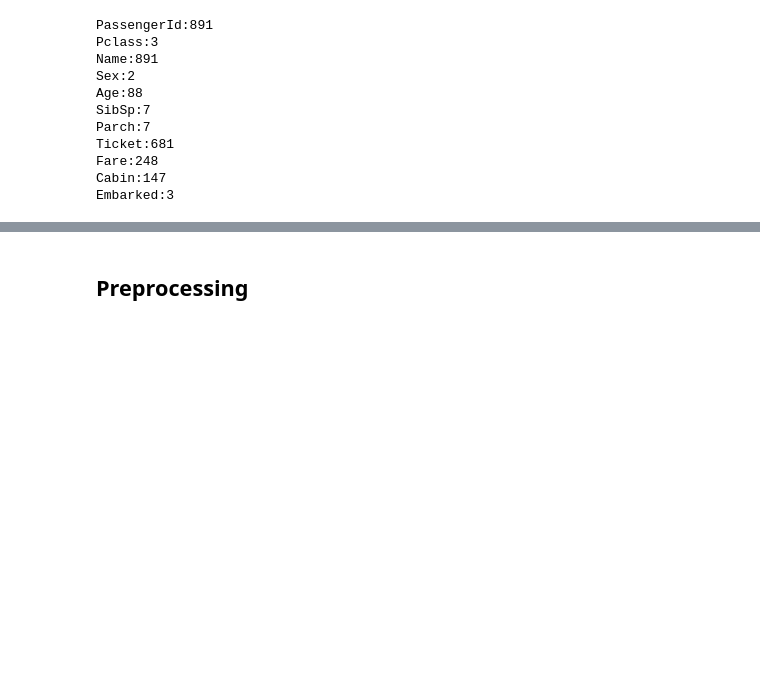
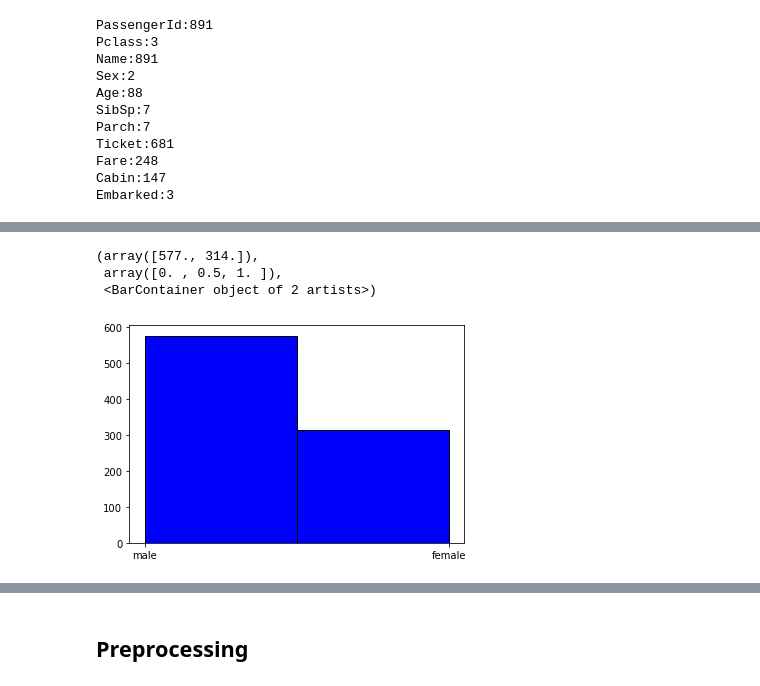
Before and after one commit to mrsalty/notebooks, a Jupyter notebook: titanic-machine-learning-from-disaster.ipynb, the cells around one changed output, grey strips where cells are left out. Drawn from its saved outputs; the diff is of its cells as text; code cells hidden in the pictures; blank space fills up the shorter version.

```diff
--- a/titanic-machine-learning-from-disaster.ipynb
+++ b/titanic-machine-learning-from-disaster.ipynb
@@ -101,0 +125,8 @@ Embarked:3
+# %%
+# gender  distribution
+plt.hist(X_train['Sex'], color = 'blue', edgecolor = 'black', bins = 2)
+# %% [output]
+(array([577., 314.]),
+ array([0. , 0.5, 1. ]),
+ <BarContainer object of 2 artists>)
+[figure, added]
```
Also changed, not shown: parts of 21 cells of this notebook.
